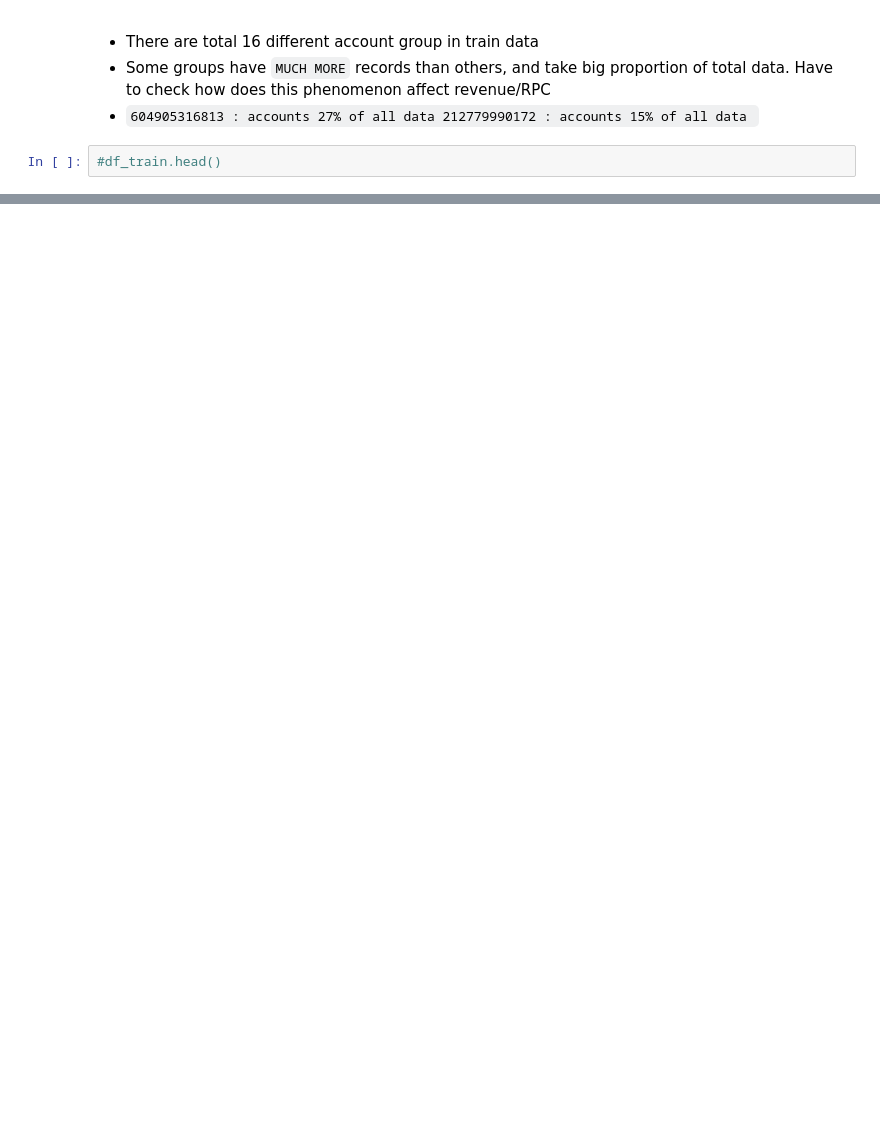
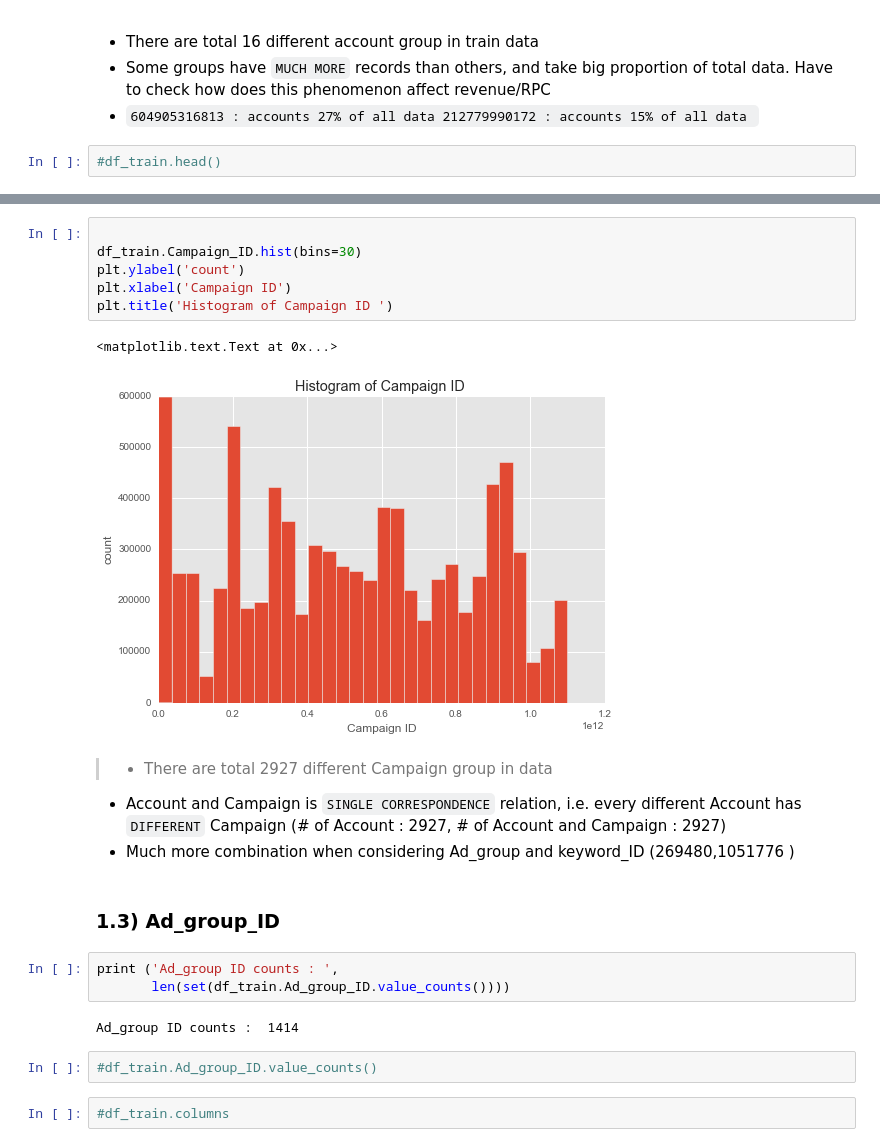
Before and after one commit to yennanliu/analysis, a Jupyter notebook: GY_guide/G_Y_Guide_EDA_final.ipynb, the cells around one changed output, grey strips where cells are left out. Cells and saved outputs as stored; diff of their text form; blank space fills up the shorter version.

```diff
--- a/GY_guide/G_Y_Guide_EDA_final.ipynb
+++ b/GY_guide/G_Y_Guide_EDA_final.ipynb
@@ -193,0 +228,27 @@ plt.title('Ads on Accounts (date) (filtered)')
+# %%
+
+df_train.Campaign_ID.hist(bins=30)
+plt.ylabel('count')
+plt.xlabel('Campaign ID')
+plt.title('Histogram of Campaign ID ')
+# %% [output]
+<matplotlib.text.Text at 0x...>
+[figure, added]
+# %% [markdown]
+> - There are total 2927 different Campaign group in data
+- Account and Campaign is `SINGLE CORRESPONDENCE` relation,
+  i.e. every different Account has `DIFFERENT` Campaign
+  (# of Account : 2927, # of Account and Campaign : 2927)
+- Much more combination when considering Ad_group and keyword_ID
+ (269480,1051776 )
+# %% [markdown]
+### 1.3)  Ad_group_ID
+# %%
+print ('Ad_group ID counts : ',
+       len(set(df_train.Ad_group_ID.value_counts())))
+# %% [output]
+Ad_group ID counts :  1414
+# %%
+#df_train.Ad_group_ID.value_counts()
+# %%
+#df_train.columns
```
Also changed, not shown: parts of 13 cells of this notebook.
